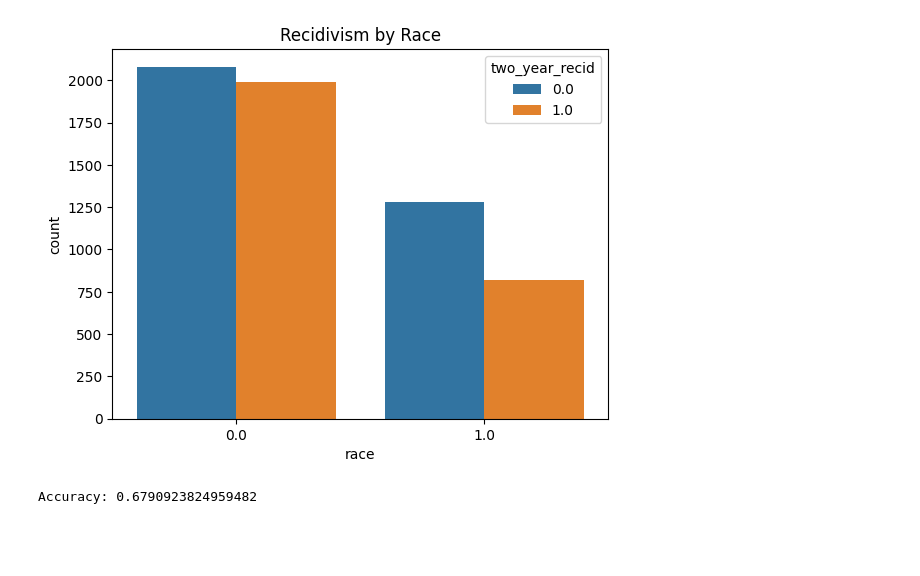
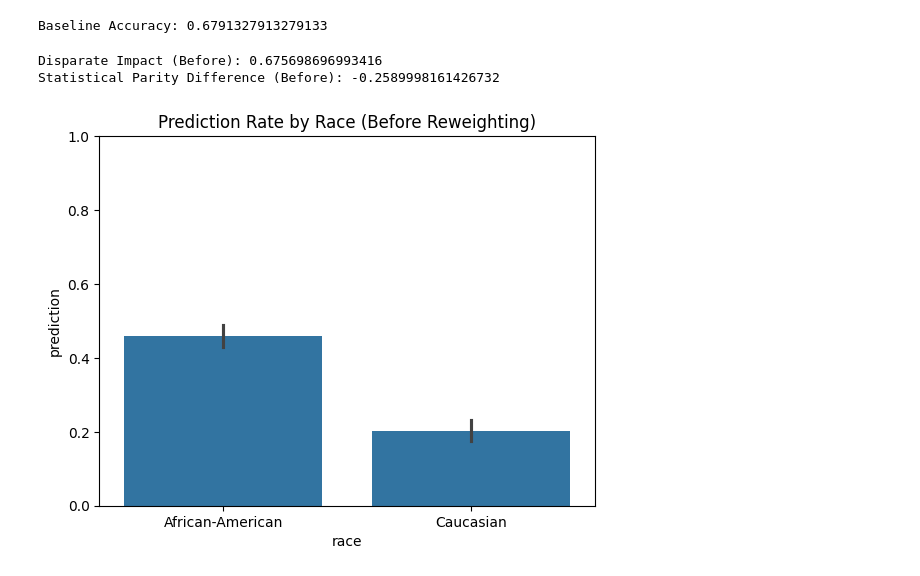
Before and after one commit to QhawekaziP/AIFairnessAudit, a Jupyter notebook: AIFairness.ipynb, the cells around one changed output. Cells and saved outputs as stored; diff of their text form; code cells hidden in the pictures; blank space fills up the shorter version.

```diff
--- a/AIFairness.ipynb
+++ b/AIFairness.ipynb
@@ -54,7 +53,53 @@ WARNING:root:Missing Data: 5 rows removed from CompasDataset.
+# %%
+# 🤖 Step 5: Train Baseline Model
+model = LogisticRegression()
+model.fit(X_train, y_train)
+y_pred = model.predict(X_test)
+
+# Accuracy
+print("Baseline Accuracy:", accuracy_score(y_test, y_pred))
+# %% [output]
+Baseline Accuracy: 0.6791327913279133
+# %%
+# ✨ Step 6: Fairness Audit - Before Mitigation
+df_before = X_test.copy()
+df_before['prediction'] = y_pred
+
+# Encode 'race' to numerical values for AIF360
+# 0.0 for African-American (unprivileged), 1.0 for Caucasian (privileged)
+df_before['race'] = race_test.apply(lambda x: 1.0 if x == 'Caucasian' else 0.0).values
+
+# Convert to AIF360 format
+dataset_before = BinaryLabelDataset(
+    favorable_label=0,
+    unfavorable_label=1,
+    df=df_before,
+    label_names=['prediction'],
+    protected_attribute_names=['race'],
+    privileged_protected_attributes=[[1.0]],  # Corrected: Use list of lists of values
+    unprivileged_protected_attributes=[[0.0]] # Corrected: Use list of lists of values
+)
+
+# Compute fairness metrics
+metric_before = BinaryLabelDatasetMetric(
+    dataset_before,
+    privileged_groups=[{'race': 1.0}],
+    unprivileged_groups=[{'race': 0.0}]
+)
+
+di_before = metric_before.disparate_impact()
+spd_before = metric_before.statistical_parity_difference()
+
+print("Disparate Impact (Before):", di_before)
+print("Statistical Parity Difference (Before):", spd_before)
+# %% [output]
+Disparate Impact (Before): 0.675698696993416
+Statistical Parity Difference (Before): -0.2589998161426732
 # %%
-# Visualize class distribution by race
-sns.countplot(data=df, x='race', hue='two_year_recid')
-plt.title('Recidivism by Race')
+# 📊 Step 7: Visualize Prediction Rate by Race (Before)
+sns.barplot(data=df_before, x='race', y='prediction')
+plt.title('Prediction Rate by Race (Before Reweighting)')
+plt.ylim(0, 1)
 plt.show()
 # %% [output]
-[figure, old version]
+[figure, new version]
@@ -67,17 +105,0 @@ dataset_orig_train, dataset_orig_test = dataset_orig.split([0.7], shuffle=True)
-# %%
-# Convert to numpy arrays
-X_train = StandardScaler().fit_transform(dataset_orig_train.features)
-y_train = dataset_orig_train.labels.ravel()
-
-X_test = StandardScaler().fit_transform(dataset_orig_test.features)
-y_test = dataset_orig_test.labels.ravel()
-
-# Train logistic regression
-model = LogisticRegression()
-model.fit(X_train, y_train)
-y_pred = model.predict(X_test)
-
-# Accuracy
-print("Accuracy:", accuracy_score(y_test, y_pred))
-# %% [output]
-Accuracy: 0.6790923824959482
```
Also changed, not shown: parts of 13 cells of this notebook.
